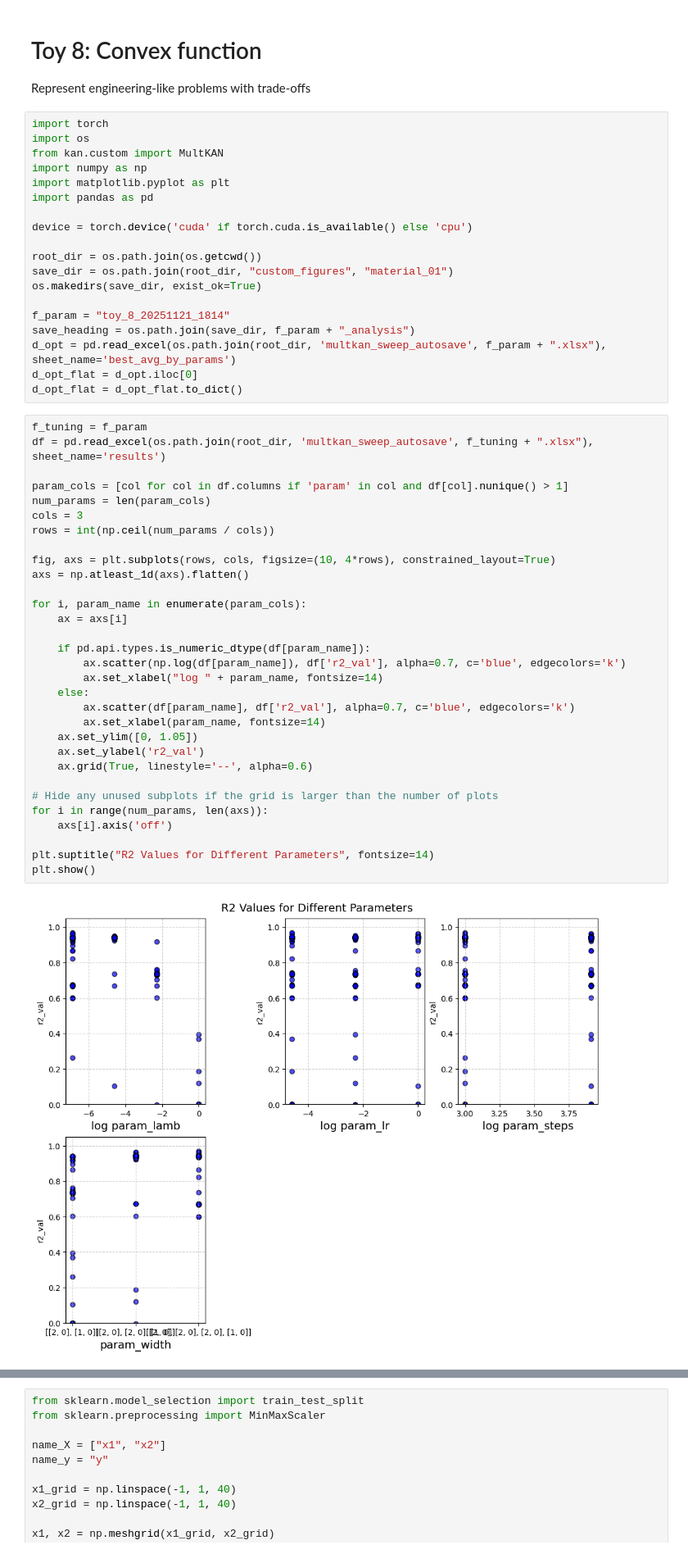
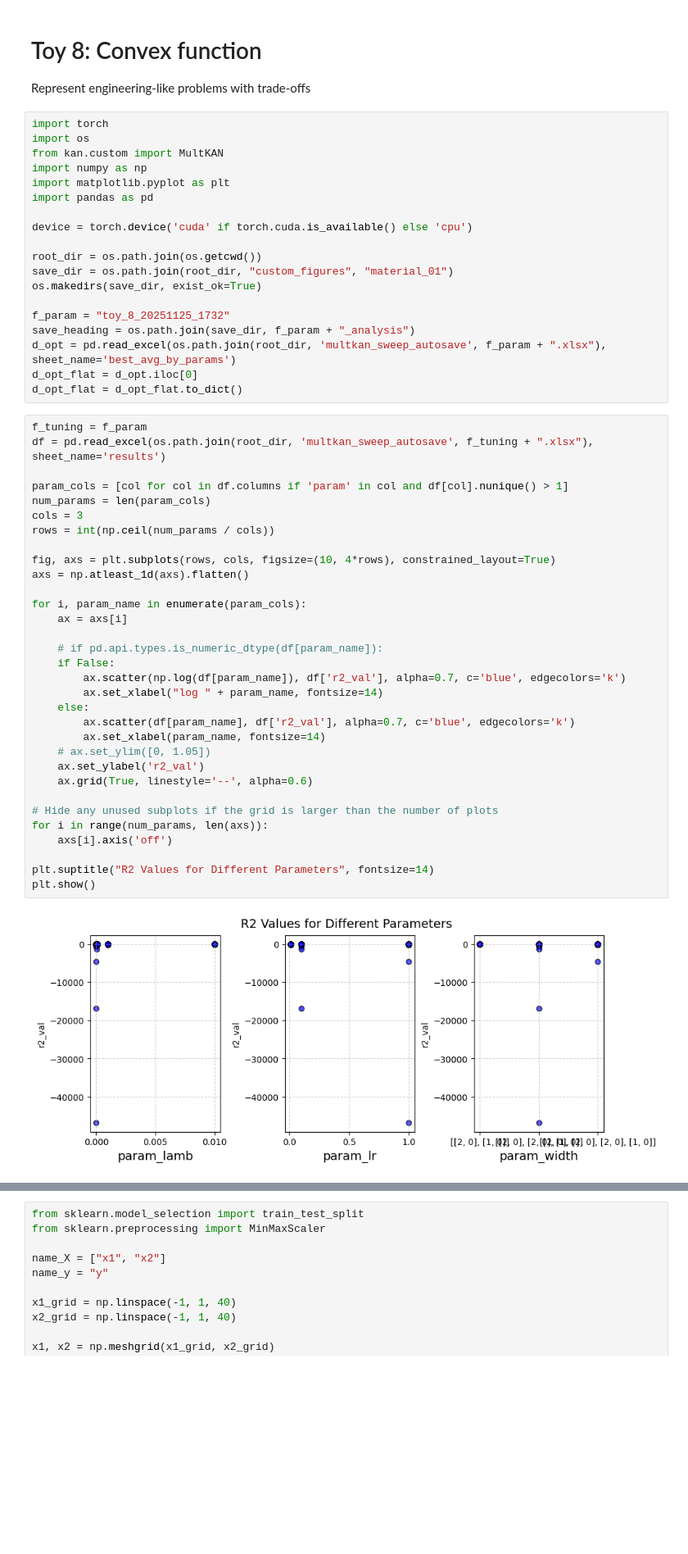
Before and after one commit to Hyein-coder/pykan, a Jupyter notebook: github/workflows/Hyein/toy_8_convex.ipynb, the cells around one changed output, grey strips where cells are left out. Shown at 82% size. Drawn from its saved outputs; the diff is of its cells as text; blank space fills up the shorter version.

```diff
--- a/github/workflows/Hyein/toy_8_convex.ipynb
+++ b/github/workflows/Hyein/toy_8_convex.ipynb
@@ -16,7 +16,7 @@ root_dir = os.path.join(os.getcwd())
 save_dir = os.path.join(root_dir, "custom_figures", "material_01")
 os.makedirs(save_dir, exist_ok=True)
 
-f_param = "toy_8_20251121_1814"
+f_param = "toy_8_20251125_1732"
 save_heading = os.path.join(save_dir, f_param + "_analysis")
 d_opt = pd.read_excel(os.path.join(root_dir, 'multkan_sweep_autosave', f_param + ".xlsx"), sheet_name='best_avg_by_params')
 d_opt_flat = d_opt.iloc[0]
@@ -24,36 +24,37 @@ d_opt_flat = d_opt_flat.to_dict()
 # %%
 f_tuning = f_param
 df = pd.read_excel(os.path.join(root_dir, 'multkan_sweep_autosave', f_tuning + ".xlsx"), sheet_name='results')
 
 param_cols = [col for col in df.columns if 'param' in col and df[col].nunique() > 1]
 num_params = len(param_cols)
 cols = 3
 rows = int(np.ceil(num_params / cols))
 
 fig, axs = plt.subplots(rows, cols, figsize=(10, 4*rows), constrained_layout=True)
 axs = np.atleast_1d(axs).flatten()
 
 for i, param_name in enumerate(param_cols):
     ax = axs[i]
 
-    if pd.api.types.is_numeric_dtype(df[param_name]):
+    # if pd.api.types.is_numeric_dtype(df[param_name]):
+    if False:
         ax.scatter(np.log(df[param_name]), df['r2_val'], alpha=0.7, c='blue', edgecolors='k')
         ax.set_xlabel("log " + param_name, fontsize=14)
     else:
         ax.scatter(df[param_name], df['r2_val'], alpha=0.7, c='blue', edgecolors='k')
         ax.set_xlabel(param_name, fontsize=14)
-    ax.set_ylim([0, 1.05])
+    # ax.set_ylim([0, 1.05])
     ax.set_ylabel('r2_val')
     ax.grid(True, linestyle='--', alpha=0.6)
 
 # Hide any unused subplots if the grid is larger than the number of plots
 for i in range(num_params, len(axs)):
     axs[i].axis('off')
 
 plt.suptitle("R2 Values for Different Parameters", fontsize=14)
 plt.show()
 # %% [output]
-[figure, old version]
+[figure, new version]
 # %%
 fig, axs = plt.subplots(rows, cols, figsize=(10, 4*rows), constrained_layout=True)
 axs = np.atleast_1d(axs).flatten()
```
Also changed, not shown: parts of 8 cells of this notebook, 7 other files.
